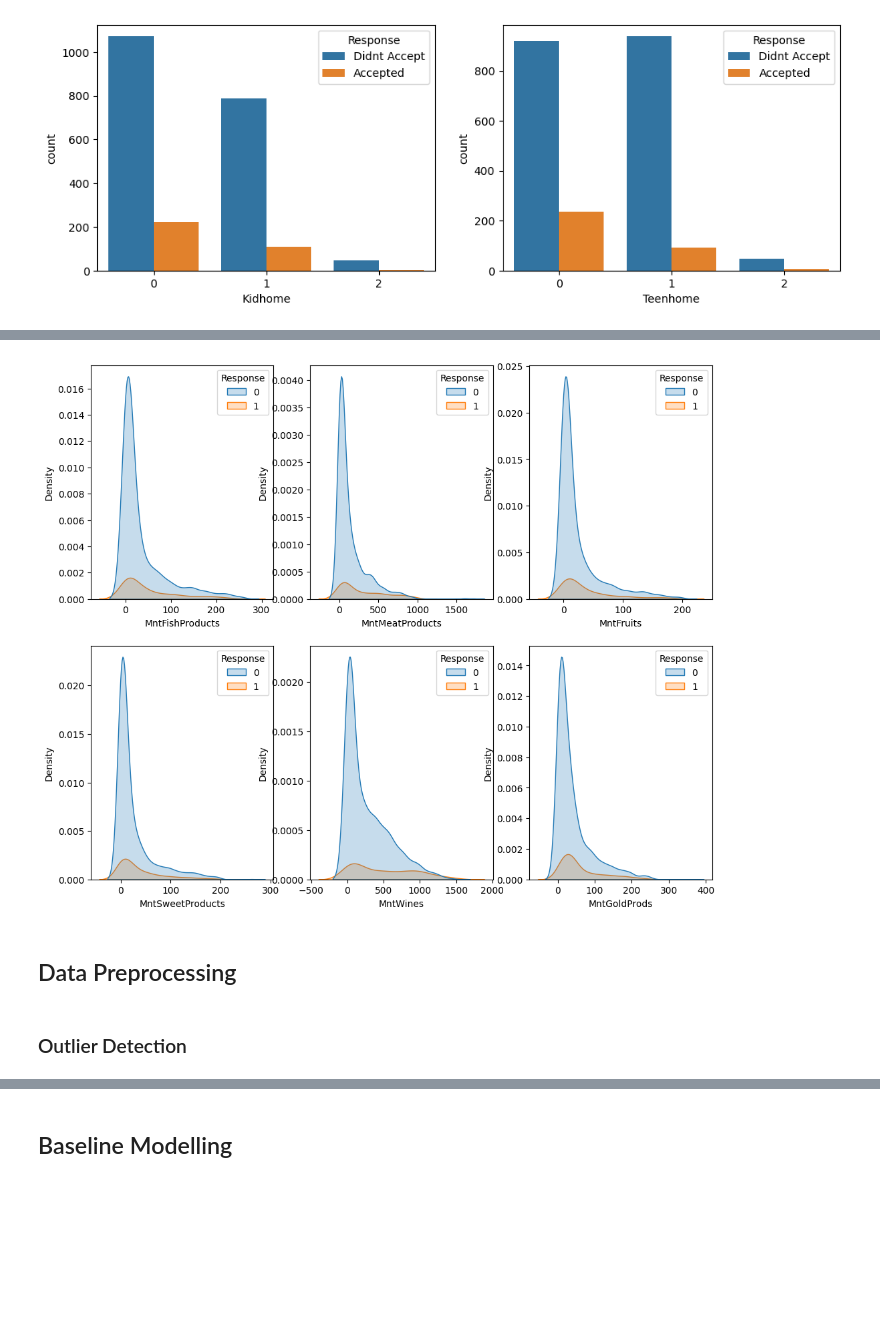
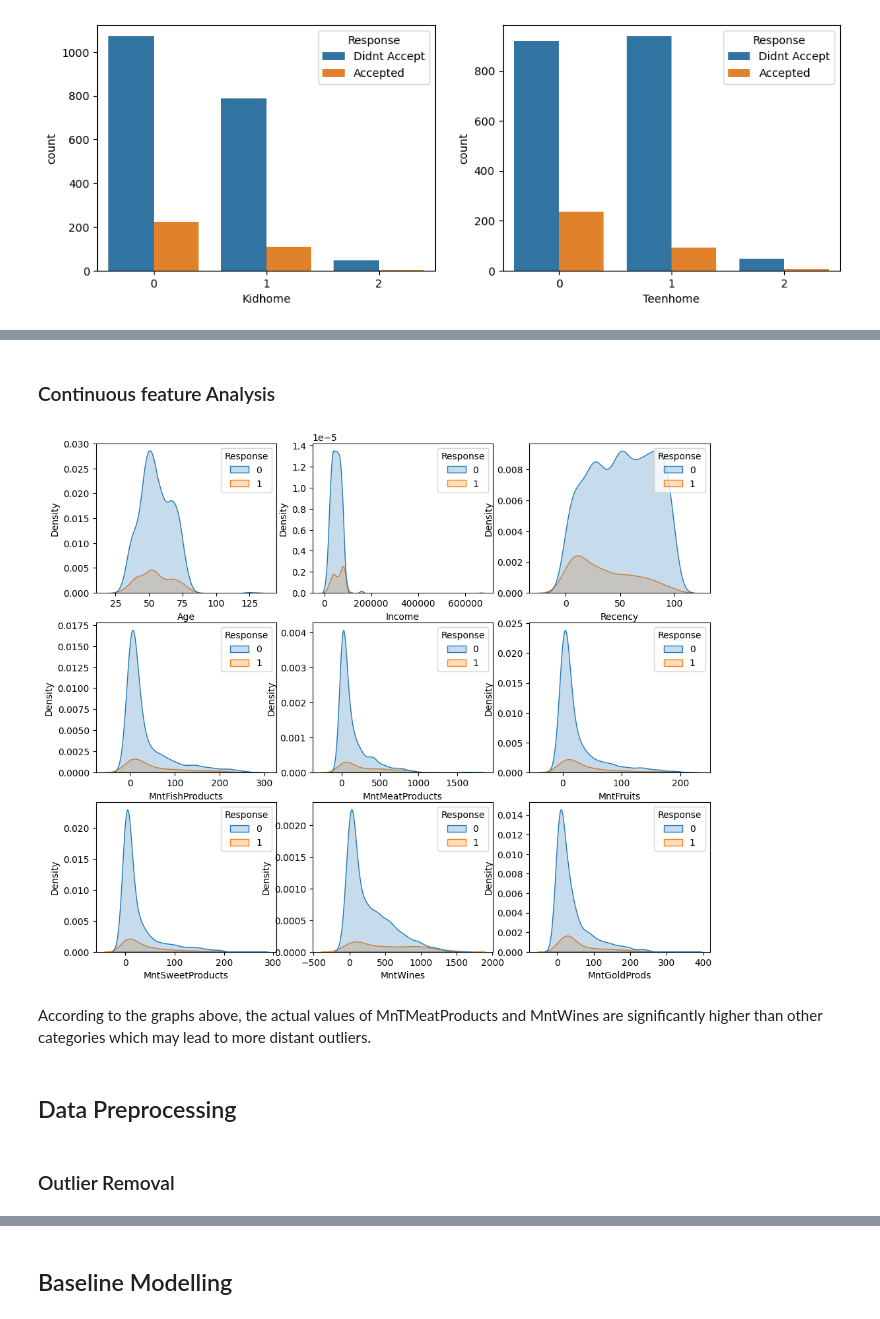
Before and after one commit to angelodelapaz/CustomerReesponsePredictionModel, a Jupyter notebook: copy1.ipynb, the cells around one changed output, grey strips where cells are left out. Saved outputs shown, nothing was run; the diff lists cells and outputs as text; code cells hidden in the pictures; blank space fills up the shorter version.

```diff
--- a/copy1.ipynb
+++ b/copy1.ipynb
@@ -115,4 +147,5 @@ import datetime
 
 current_year = datetime.datetime.now().year
 df['Age'] = current_year - df['Year_Birth']
-df.loc[df.Income.isnull(), 'Income'] = np.nanmedian(df.Income)
+# %%
+df.loc[df.Income.isnull(), 'Income'] = np.nanmean(df.Income)
@@ -163,0 +205,18 @@ plt.show()
+# %%
+categorical_cols = ['Education', 'Marital_Status', 'Kidhome', 'Teenhome', 'NumDealsPurchases', 'NumWebPurchases',
+       'NumCatalogPurchases', 'NumStorePurchases', 'NumWebVisitsMonth', 'Complain']
+
+fig, ax = plt.subplots(ncols=2, nrows=5, figsize=(16, 18))
+
+cont = 0
+for i in range(5):
+    for j in range(2):
+        sns.countplot(df, x=categorical_cols[cont], hue='Response', ax=ax[i][j], palette='Set2')
+
+        ax[i][j].set_title(categorical_cols[cont])
+        ax[i][j].set_ylabel('')
+        ax[i][j].set_xlabel('')
+
+        cont = cont + 1
+
+plt.show()
@@ -164,14 +225,20 @@ plt.show()
+# %% [markdown]
+### Continuous feature Analysis
 # %%
-fig, axes = plt.subplots(ncols=3, nrows=2, figsize=(12, 10))
+Continuous_cols = ['Age', 'Income', 'Recency', 'MntFishProducts', 'MntMeatProducts', 'MntFruits', 'MntSweetProducts', 'MntWines', 'MntGoldProds']
 
-for i, ax, col in zip(range(7), axes.flat, ['MntFishProducts', 'MntMeatProducts', 'MntFruits', 'MntSweetProducts', 'MntWines', 'MntGoldProds']):
+fig, axes = plt.subplots(ncols=3, nrows=3, figsize=(12, 10))
+
+for i, ax, col in zip(range(9), axes.flat, Continuous_cols):
     sns.kdeplot(df, x=col, hue='Response', fill=True, ax=ax)
 
 plt.show()
 # %% [output]
-[figure, old version]
+[figure, new version]
+# %% [markdown]
+According to the graphs above, the actual values of MnTMeatProducts and MntWines are significantly higher than other categories which may lead to more distant outliers.
 # %% [markdown]
 ## Data Preprocessing
 # %% [markdown]
-### Outlier Detection
+### Outlier Removal
 # %%
```
Also changed, not shown: parts of 30 cells of this notebook.
